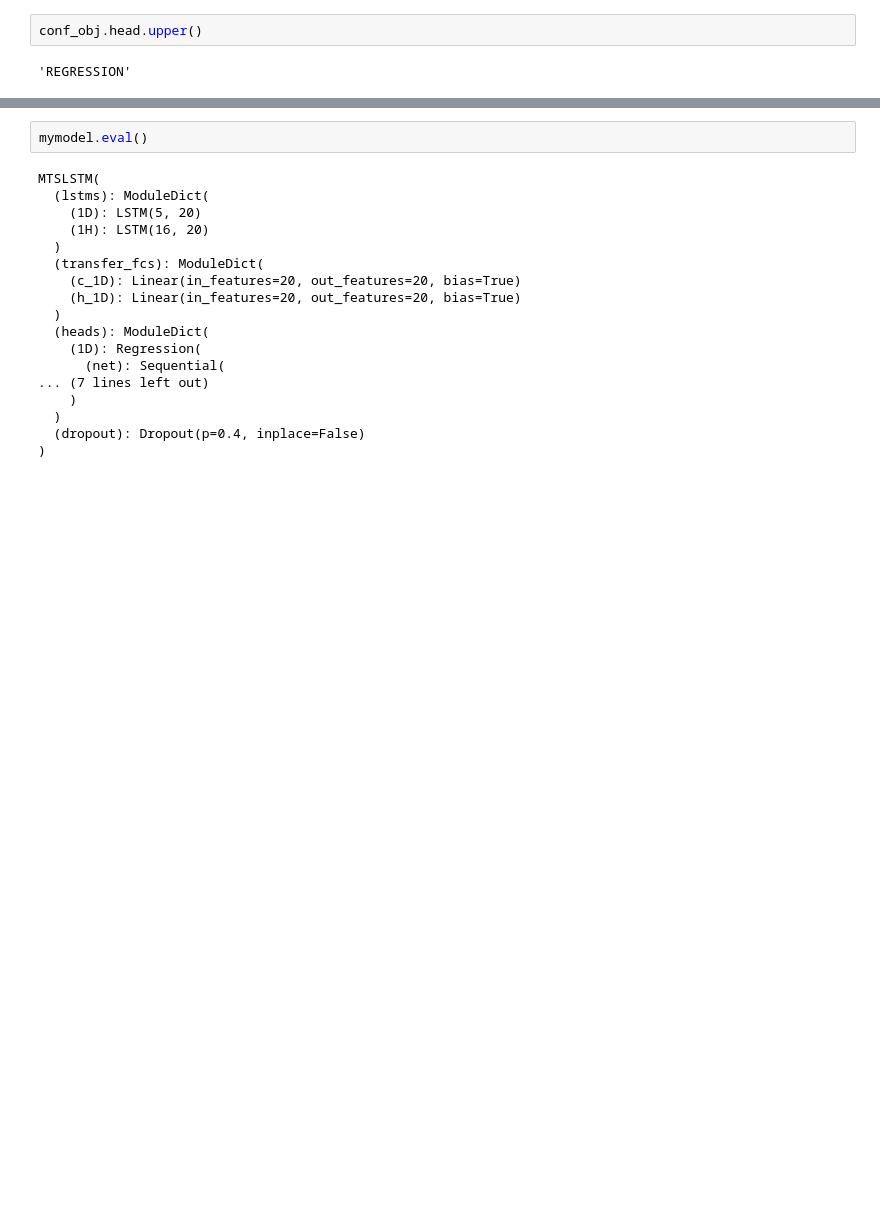
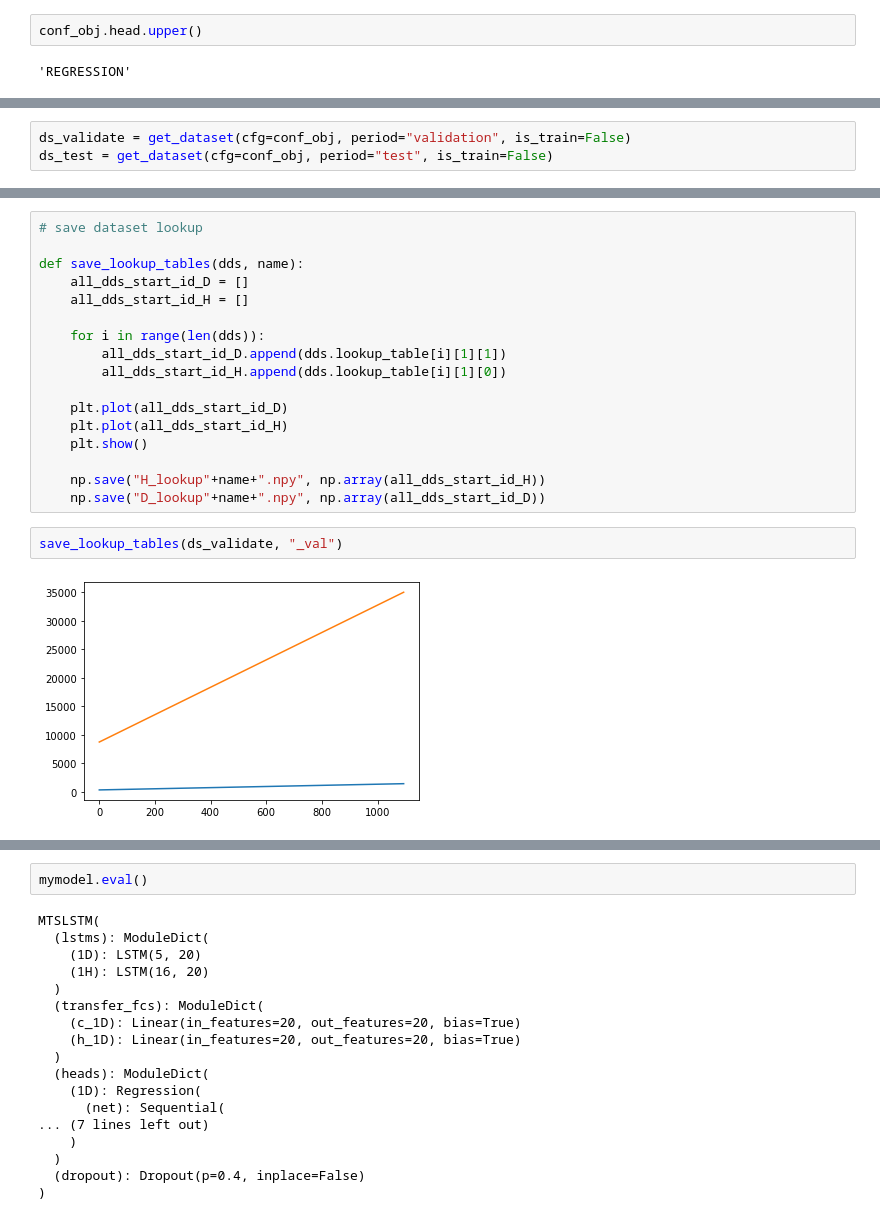
Before and after one commit to kramea/aibedo, a Jupyter notebook: TemporalModels/standalone/mts-lstm_models.ipynb, the cells around one changed output, grey strips where cells are left out. Cells and saved outputs as stored; diff of their text form; blank space fills up the shorter version.

```diff
--- a/TemporalModels/standalone/mts-lstm_models.ipynb
+++ b/TemporalModels/standalone/mts-lstm_models.ipynb
@@ -238,0 +445,3 @@ conf_obj.head.upper()
+# %%
+ds_validate = get_dataset(cfg=conf_obj, period="validation", is_train=False)
+ds_test = get_dataset(cfg=conf_obj, period="test", is_train=False)
@@ -238,0 +488,21 @@ conf_obj.head.upper()
+# %%
+# save dataset lookup
+
+def save_lookup_tables(dds, name):
+    all_dds_start_id_D = []
+    all_dds_start_id_H = []
+
+    for i in range(len(dds)):
+        all_dds_start_id_D.append(dds.lookup_table[i][1][1])
+        all_dds_start_id_H.append(dds.lookup_table[i][1][0])
+
+    plt.plot(all_dds_start_id_D)
+    plt.plot(all_dds_start_id_H)
+    plt.show()
+
+    np.save("H_lookup"+name+".npy", np.array(all_dds_start_id_H))
+    np.save("D_lookup"+name+".npy", np.array(all_dds_start_id_D))
+# %%
+save_lookup_tables(ds_validate, "_val")
+# %% [output]
+[figure, added]
```
Also changed, not shown: parts of 101 cells of this notebook, 33 other files.
